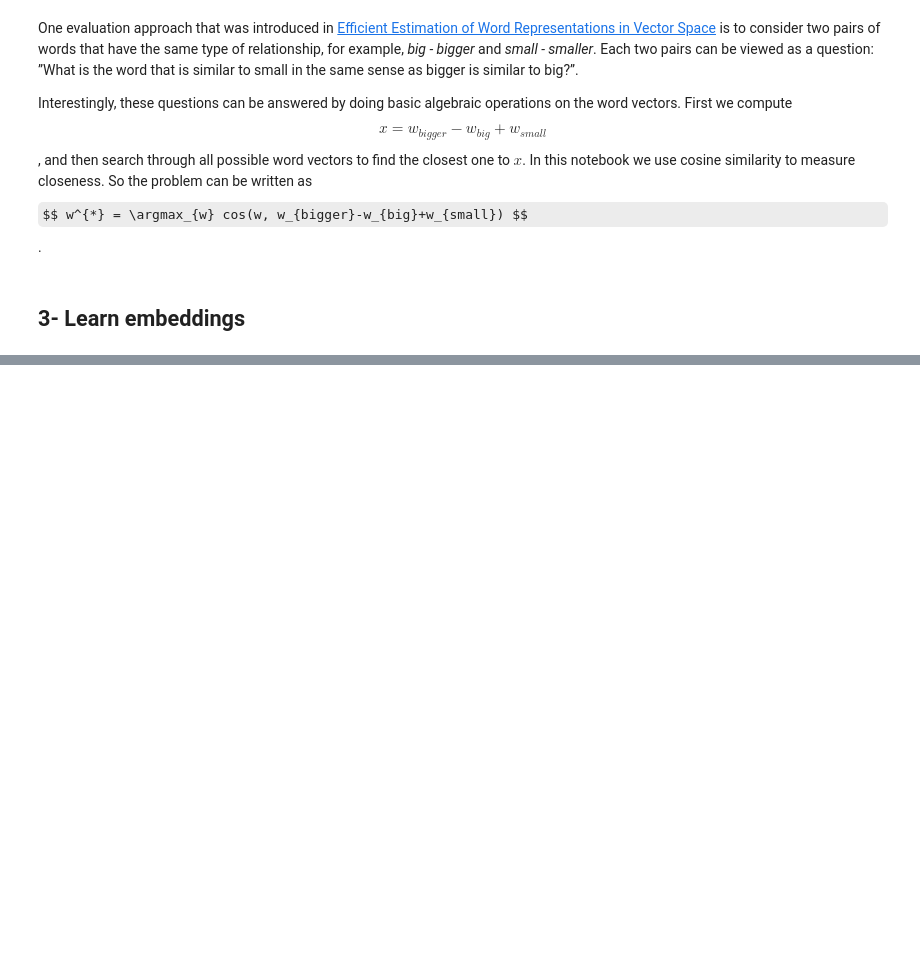
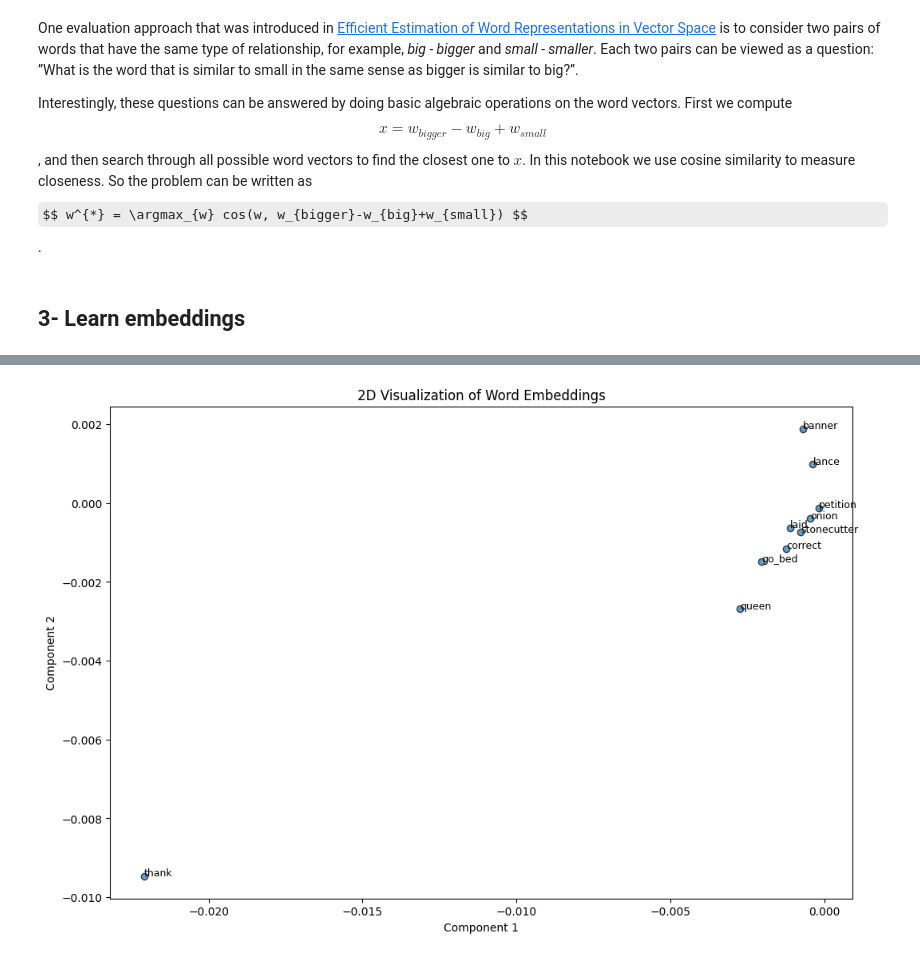
Before and after one commit to fraxea/Linear-Algebra-FALL2024-Assignment-2, a Jupyter notebook: Word Embeddings/draft.ipynb, the cells around one changed output, grey strips where cells are left out. Drawn from its saved outputs; the diff is of its cells as text; code cells hidden in the pictures; some formulas as TeX source; blank space fills up the shorter version.

```diff
--- a/Word Embeddings/draft.ipynb
+++ b/Word Embeddings/draft.ipynb
@@ -454,0 +513,16 @@ len(word_freq)
+# %%
+# Initialize co-occurrence matrix
+co_occurrence_matrix = np.zeros((len(vocab), len(vocab)), dtype=np.float32)
+# %%
+# Rebuild the co-occurrence matrix
+for sent in bigram_sentences:
+    for i, word in enumerate(sent):
+        if word not in word_to_idx:
+            continue
+        center_idx = word_to_idx[word]
+        for j in range(max(0, i - CONTEXT_WINDOW), min(len(sent), i + CONTEXT_WINDOW + 1)):
+            if i != j and sent[j] in word_to_idx:
+                context_idx = word_to_idx[sent[j]]
+                co_occurrence_matrix[center_idx][context_idx] += 1
+
+print(f"Reduced Co-occurrence Matrix Shape: {co_occurrence_matrix.shape}")
@@ -454,0 +538,7 @@ len(word_freq)
+# %%
+# Perform SVD
+n_components = 10  # Number of components for reduced embeddings
+U, S, Vt = np.linalg.svd(co_occurrence_matrix, full_matrices=False)
+# %%
+# Get reduced embeddings
+reduced_embeddings = U[:, :n_components]
@@ -454,0 +594,5 @@ len(word_freq)
+# %%
+# Visualize in 2D and 3D
+visualize_embeddings(reduced_embeddings, vocab, dim=2, num_words=10)
+# %% [output]
+[figure, added]
```
Also changed, not shown: parts of 29 cells of this notebook.
